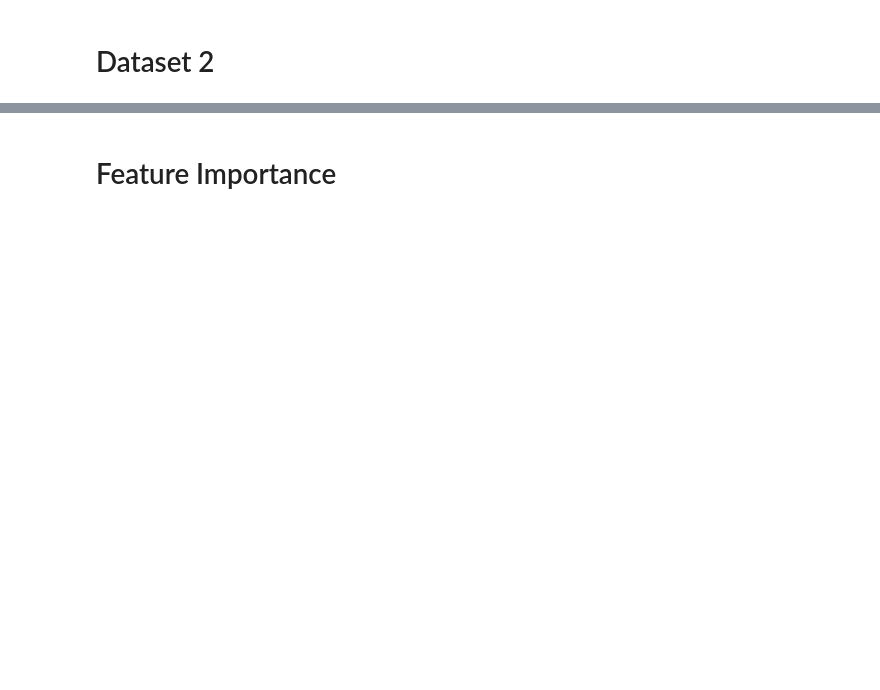
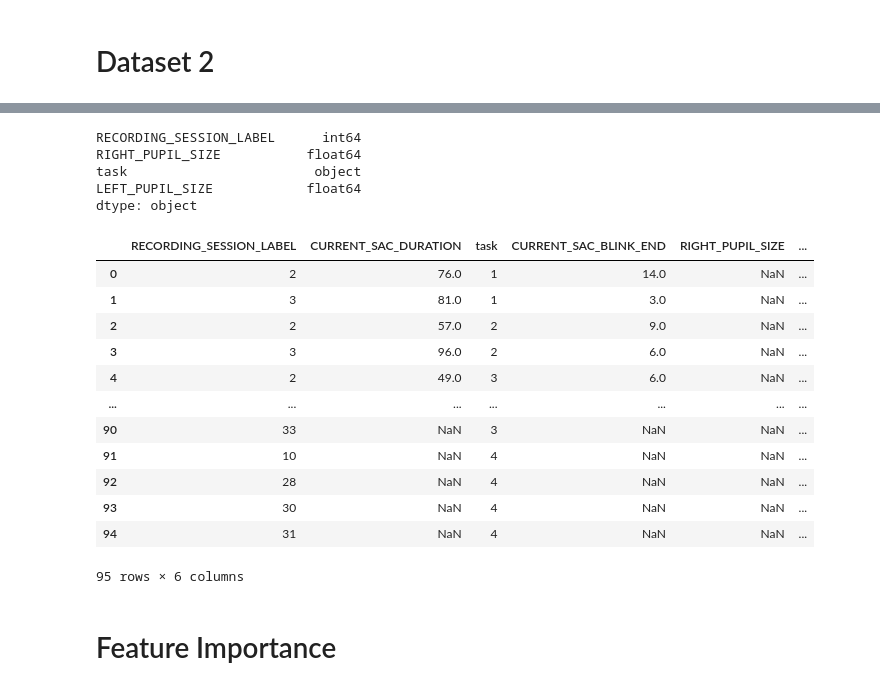
Before and after one commit to AndrewHallam1/SIT723, a Jupyter notebook: SIT723v1.ipynb, the cells around one changed output, grey strips where cells are left out. Cells and saved outputs as stored; diff of their text form; code cells hidden in the pictures; blank space fills up the shorter version.

```diff
--- a/SIT723v1.ipynb
+++ b/SIT723v1.ipynb
@@ -726,0 +1186,18 @@ colet_final
+# %%
+#counts of saccades
+#task 1
+mla_sacc_1 = mla_sacc_1.groupby(['RECORDING_SESSION_LABEL']).count().reset_index()
+mla_sacc_1['task']='1'
+#task 2
+mla_sacc_2 = mla_sacc_2.groupby(['RECORDING_SESSION_LABEL']).count().reset_index()
+mla_sacc_2['task']='2'
+#task 3
+mla_sacc_3 = mla_sacc_3.groupby(['RECORDING_SESSION_LABEL']).count().reset_index()
+mla_sacc_3['task']='3'
+#task 4
+mla_sacc_4 = mla_sacc_4.groupby(['RECORDING_SESSION_LABEL']).count().reset_index()
+mla_sacc_4['task']='4'
+# %%
+mla_sacc_final = pd.concat([mla_sacc_1, mla_sacc_2,mla_sacc_3, mla_sacc_4 ], ignore_index=True)
+#recording session label is the participant
+mla_sacc_final
@@ -740,0 +1228,31 @@ colet_final
+# %%
+mla_sacc_final['RECORDING_SESSION_LABEL']=mla_sacc_final['RECORDING_SESSION_LABEL'].astype(int)
+mla_blink_final['RECORDING_SESSION_LABEL']=mla_blink_final['RECORDING_SESSION_LABEL'].astype(int)
+# %%
+mla_gaze_final.dtypes
+# %% [output]
+RECORDING_SESSION_LABEL      int64
+RIGHT_PUPIL_SIZE           float64
+task                        object
+LEFT_PUPIL_SIZE            float64
+dtype: object
+# %%
+final1 = mla_sacc_final.merge(mla_blink_final, how='outer', left_on=['RECORDING_SESSION_LABEL', 'task'], right_on=['RECORDING_SESSION_LABEL', 'task'])
+final2 = final1.merge(mla_gaze_final, how='outer', left_on=['RECORDING_SESSION_LABEL', 'task'], right_on=['RECORDING_SESSION_LABEL', 'task'])
+mla_final = final2
+# %%
+mla_final
+# %% [output]
+|  | RECORDING_SESSION_LABEL | CURRENT_SAC_DURATION | task | CURRENT_SAC_BLINK_END | RIGHT_PUPIL_SIZE | ... |
+| 0 | 2 | 76.0 | 1 | 14.0 | NaN | ... |
+| 1 | 3 | 81.0 | 1 | 3.0 | NaN | ... |
+| 2 | 2 | 57.0 | 2 | 9.0 | NaN | ... |
+| 3 | 3 | 96.0 | 2 | 6.0 | NaN | ... |
+| 4 | 2 | 49.0 | 3 | 6.0 | NaN | ... |
+| ... | ... | ... | ... | ... | ... | ... |
+| 90 | 33 | NaN | 3 | NaN | NaN | ... |
+| 91 | 10 | NaN | 4 | NaN | NaN | ... |
+| 92 | 28 | NaN | 4 | NaN | NaN | ... |
+| 93 | 30 | NaN | 4 | NaN | NaN | ... |
+| 94 | 31 | NaN | 4 | NaN | NaN | ... |
+95 rows × 6 columns
```
Also changed, not shown: parts of 91 cells of this notebook.
